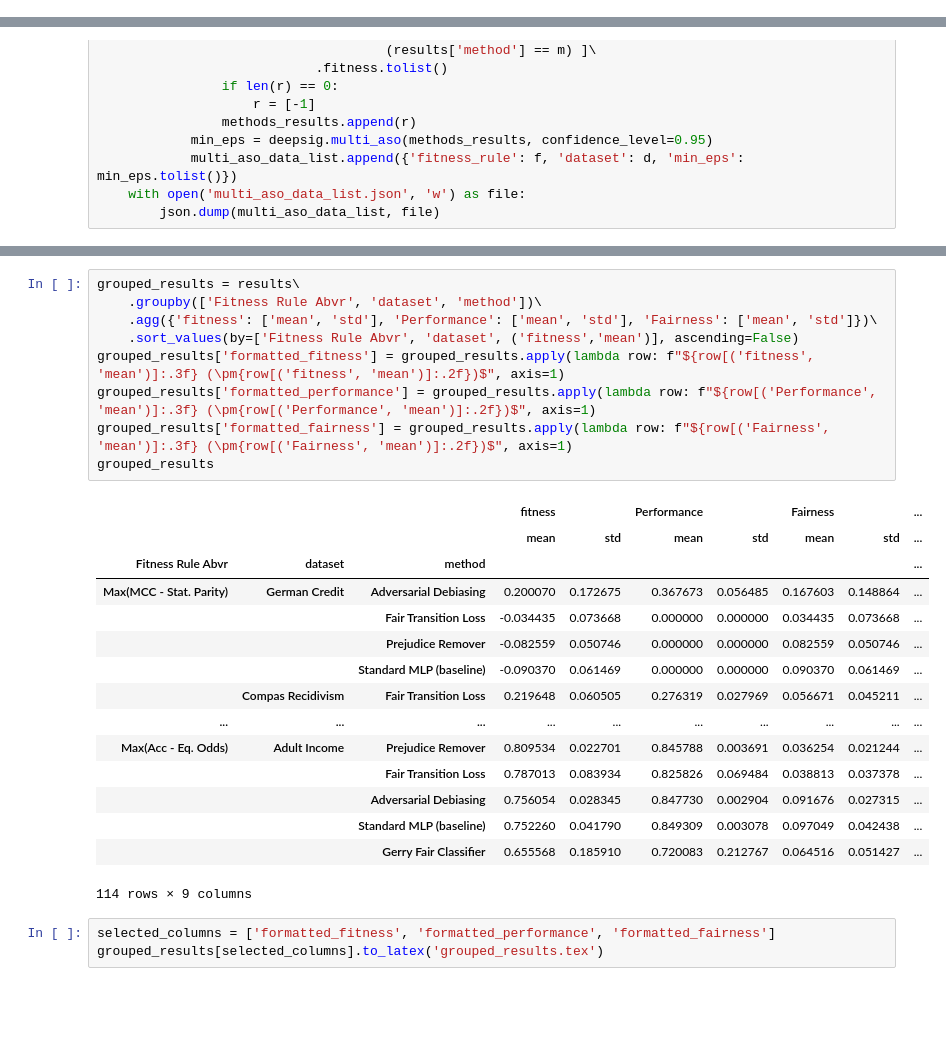
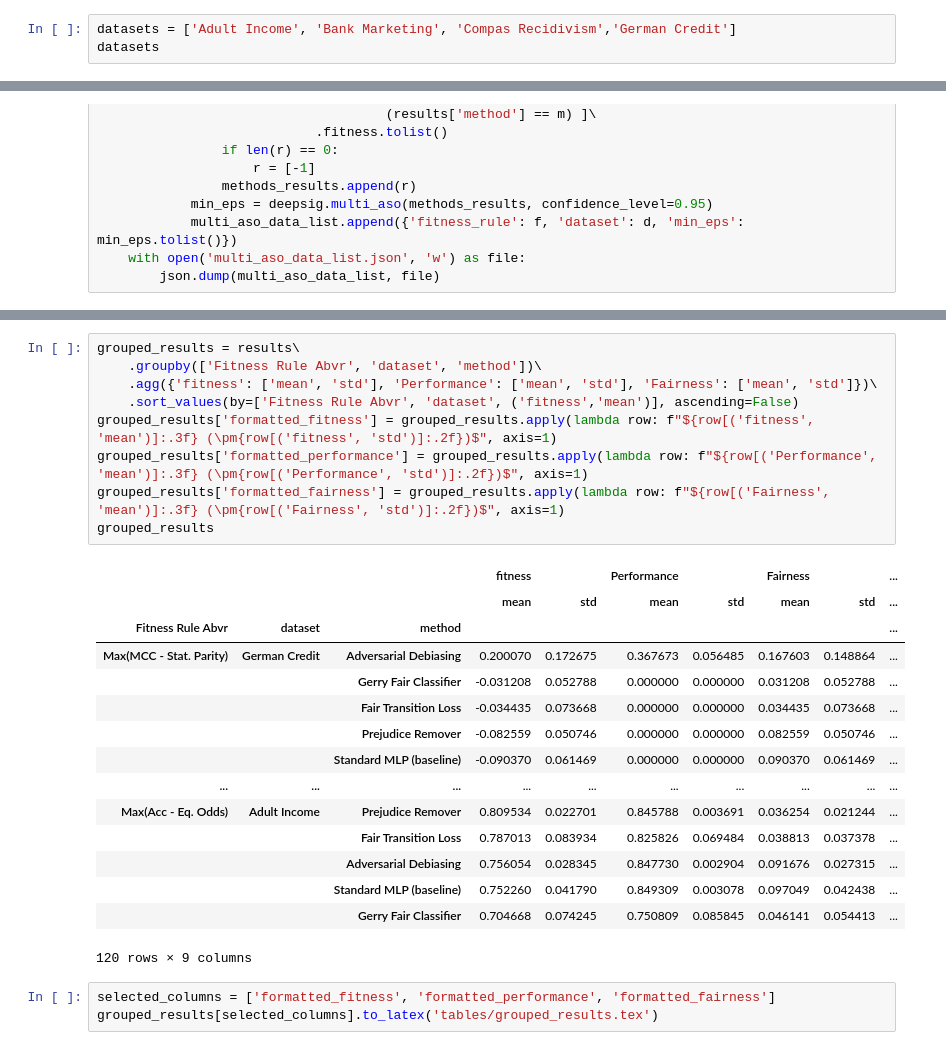
Before and after one commit to ygorcanalli/FairTransitionLoss, a Jupyter notebook: notebooks/eswa_submission/generate_tables.ipynb, the cells around one changed output, grey strips where cells are left out. Saved outputs shown, nothing was run; the diff lists cells and outputs as text; blank space fills up the shorter version.

Commit message:
last GFC results to ESWA

```diff
--- a/notebooks/eswa_submission/generate_tables.ipynb
+++ b/notebooks/eswa_submission/generate_tables.ipynb
@@ -97,0 +95,3 @@ datasets
+# %%
+datasets = ['Adult Income', 'Bank Marketing', 'Compas Recidivism','German Credit']
+datasets
@@ -205,28 +187,28 @@ Significance Testing
 # %%
 grouped_results = results\
     .groupby(['Fitness Rule Abvr', 'dataset', 'method'])\
     .agg({'fitness': ['mean', 'std'], 'Performance': ['mean', 'std'], 'Fairness': ['mean', 'std']})\
     .sort_values(by=['Fitness Rule Abvr', 'dataset', ('fitness','mean')], ascending=False)
-grouped_results['formatted_fitness'] = grouped_results.apply(lambda row: f"${row[('fitness', 'mean')]:.3f} (\pm{row[('fitness', 'mean')]:.2f})$", axis=1)
-grouped_results['formatted_performance'] = grouped_results.apply(lambda row: f"${row[('Performance', 'mean')]:.3f} (\pm{row[('Performance', 'mean')]:.2f})$", axis=1)
-grouped_results['formatted_fairness'] = grouped_results.apply(lambda row: f"${row[('Fairness', 'mean')]:.3f} (\pm{row[('Fairness', 'mean')]:.2f})$", axis=1)
+grouped_results['formatted_fitness'] = grouped_results.apply(lambda row: f"${row[('fitness', 'mean')]:.3f} (\pm{row[('fitness', 'std')]:.2f})$", axis=1)
+grouped_results['formatted_performance'] = grouped_results.apply(lambda row: f"${row[('Performance', 'mean')]:.3f} (\pm{row[('Performance', 'std')]:.2f})$", axis=1)
+grouped_results['formatted_fairness'] = grouped_results.apply(lambda row: f"${row[('Fairness', 'mean')]:.3f} (\pm{row[('Fairness', 'std')]:.2f})$", axis=1)
 grouped_results
 # %% [output]
 |  |  |  | fitness |  | Performance |  | Fairness |  | ... |
 |  |  |  | mean | std | mean | std | mean | std | ... |
 | Fitness Rule Abvr | dataset | method |  |  |  |  |  |  | ... |
 | Max(MCC - Stat. Parity) | German Credit | Adversarial Debiasing | 0.200070 | 0.172675 | 0.367673 | 0.056485 | 0.167603 | 0.148864 | ... |
+|  |  | Gerry Fair Classifier | -0.031208 | 0.052788 | 0.000000 | 0.000000 | 0.031208 | 0.052788 | ... |
 |  |  | Fair Transition Loss | -0.034435 | 0.073668 | 0.000000 | 0.000000 | 0.034435 | 0.073668 | ... |
 |  |  | Prejudice Remover | -0.082559 | 0.050746 | 0.000000 | 0.000000 | 0.082559 | 0.050746 | ... |
 |  |  | Standard MLP (baseline) | -0.090370 | 0.061469 | 0.000000 | 0.000000 | 0.090370 | 0.061469 | ... |
-|  | Compas Recidivism | Fair Transition Loss | 0.219648 | 0.060505 | 0.276319 | 0.027969 | 0.056671 | 0.045211 | ... |
 | ... | ... | ... | ... | ... | ... | ... | ... | ... | ... |
 | Max(Acc - Eq. Odds) | Adult Income | Prejudice Remover | 0.809534 | 0.022701 | 0.845788 | 0.003691 | 0.036254 | 0.021244 | ... |
 |  |  | Fair Transition Loss | 0.787013 | 0.083934 | 0.825826 | 0.069484 | 0.038813 | 0.037378 | ... |
 |  |  | Adversarial Debiasing | 0.756054 | 0.028345 | 0.847730 | 0.002904 | 0.091676 | 0.027315 | ... |
 |  |  | Standard MLP (baseline) | 0.752260 | 0.041790 | 0.849309 | 0.003078 | 0.097049 | 0.042438 | ... |
-|  |  | Gerry Fair Classifier | 0.655568 | 0.185910 | 0.720083 | 0.212767 | 0.064516 | 0.051427 | ... |
+|  |  | Gerry Fair Classifier | 0.704668 | 0.074245 | 0.750809 | 0.085845 | 0.046141 | 0.054413 | ... |
-114 rows × 9 columns
+120 rows × 9 columns
 # %%
 selected_columns = ['formatted_fitness', 'formatted_performance', 'formatted_fairness']
-grouped_results[selected_columns].to_latex('grouped_results.tex')
+grouped_results[selected_columns].to_latex('tables/grouped_results.tex')
```
Also changed, not shown: parts of 6 cells of this notebook, 3 other files.
